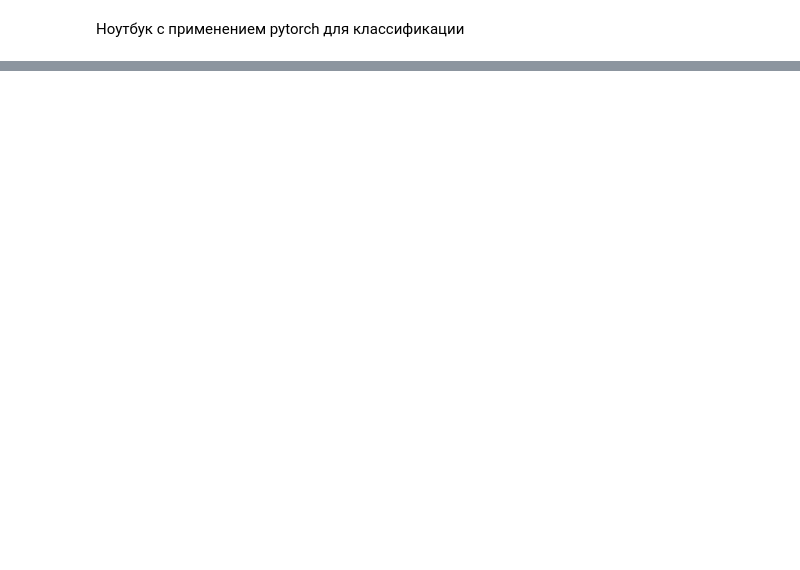
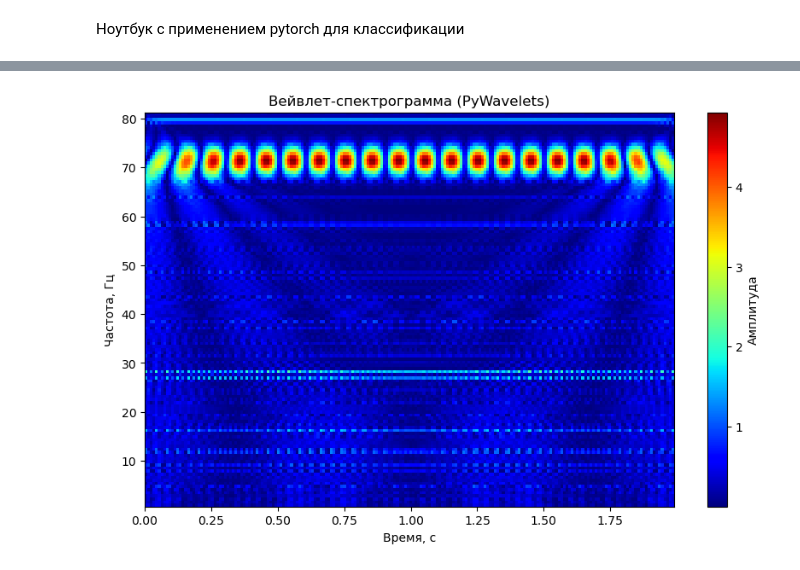
Before and after one commit to DrozdovMK/ZB, a Jupyter notebook: notebooks/notebook_test_nn.ipynb, the cells around one changed output, grey strips where cells are left out. Cells and saved outputs as stored; diff of their text form; code cells hidden in the pictures; blank space fills up the shorter version.

```diff
--- a/notebooks/notebook_test_nn.ipynb
+++ b/notebooks/notebook_test_nn.ipynb
@@ -248,0 +239,30 @@ tensor(5.)
+# %%
+import numpy as np
+import matplotlib.pyplot as plt
+import pywt
+
+# Создаём тестовый сигнал
+dt = 0.01
+t = np.arange(0, 2, dt)
+f1, f2 = 5, 25
+signal = np.sin(2 * np.pi * f1 * t) + np.cos(2 * np.pi * f2 * t)
+
+# Выбираем вейвлет и масштабы (scales)
+scales = np.arange(1, 128)
+wavelet = 'morl'  # Морле — хороший выбор для спектрограммы
+
+# Вычисляем CWT (непрерывное вейвлет-преобразование)
+coefficients, frequencies = pywt.cwt(signal, scales, wavelet, sampling_period=dt)
+
+# Рисуем спектрограмму (модуль коэффициентов)
+plt.figure(figsize=(10, 6))
+plt.imshow(np.abs(coefficients),
+           extent=[t[0], t[-1], frequencies[-1], frequencies[0]],
+           cmap='jet', aspect='auto')
+plt.ylabel('Частота, Гц')
+plt.xlabel('Время, c')
+plt.title('Вейвлет-спектрограмма (PyWavelets)')
+plt.colorbar(label='Амплитуда')
+plt.show()
+# %% [output]
+[figure, added]
```
Also changed, not shown: parts of 12 cells of this notebook, 28 other files.
